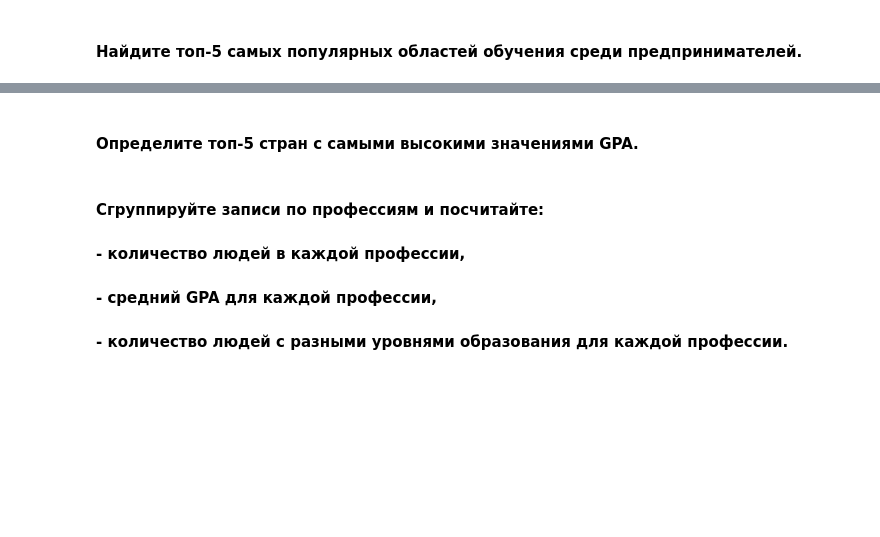
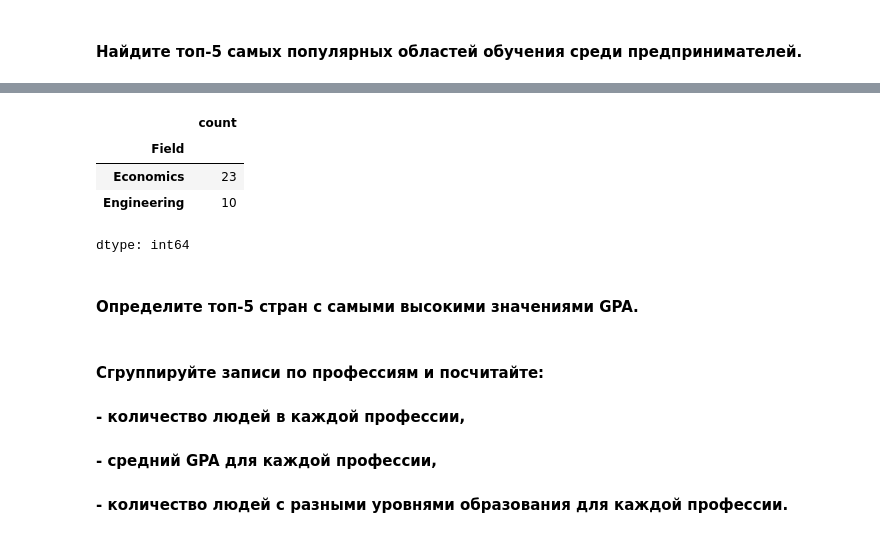
Before and after one commit to Alena-Ab/lingdata, a Jupyter notebook: homework22-23/hw1_2025.ipynb, the cells around one changed output, grey strips where cells are left out. Drawn from its saved outputs; the diff is of its cells as text; code cells hidden in the pictures; blank space fills up the shorter version.

```diff
--- a/homework22-23/hw1_2025.ipynb
+++ b/homework22-23/hw1_2025.ipynb
@@ -351,3 +376,24 @@ df.shape
+# %%
+def fields(field):
+    df_popular = str(field).capitalize()
+    if 'nan' in str(field):
+        return None
+    elif 'Engineering' in str(field):
+        return 'Engineering'
+    elif 'Physics & Economics':
+        return 'Physics' and 'Economics'
+    elif 'Computer Science And Psychology':
+        return 'Computer Science' and 'Psycology'
+
+
+
+df_popular['Field'].apply(fields).value_counts()
+# %% [output]
+|  | count |
+| Field |  |
+| Economics | 23 |
+| Engineering | 10 |
+dtype: int64
 # %% [markdown]
 #### Определите топ-5 стран с самыми высокими значениями GPA.
 # %% [markdown]
```
Also changed, not shown: parts of 8 cells of this notebook.
